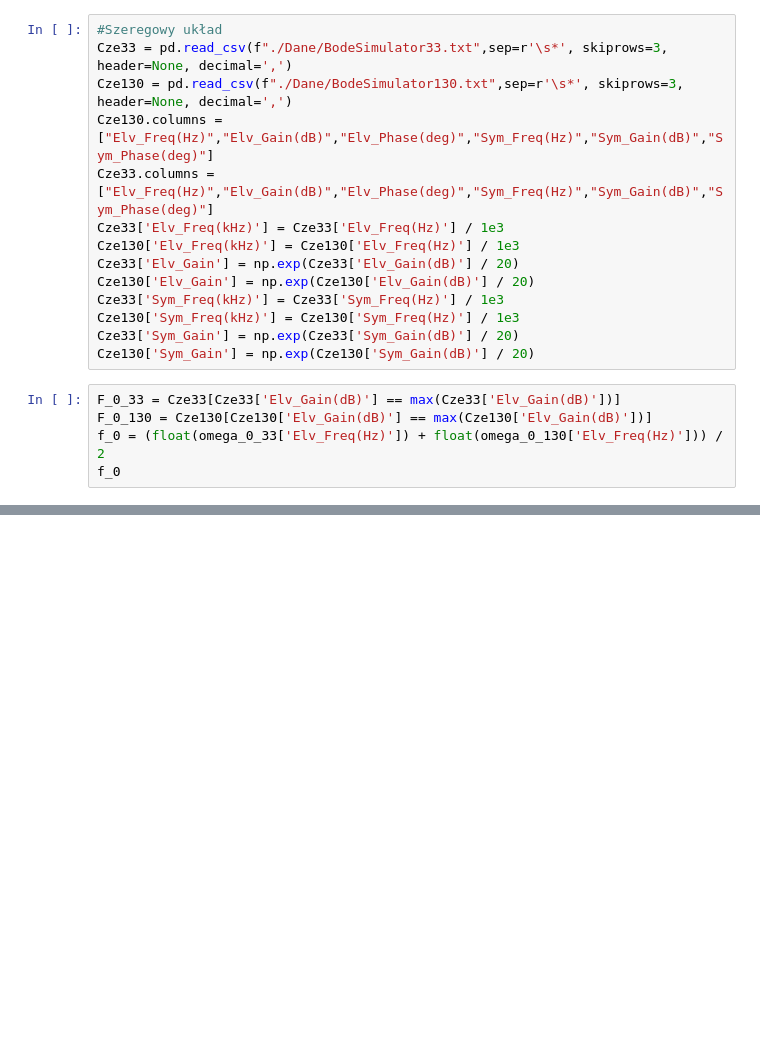
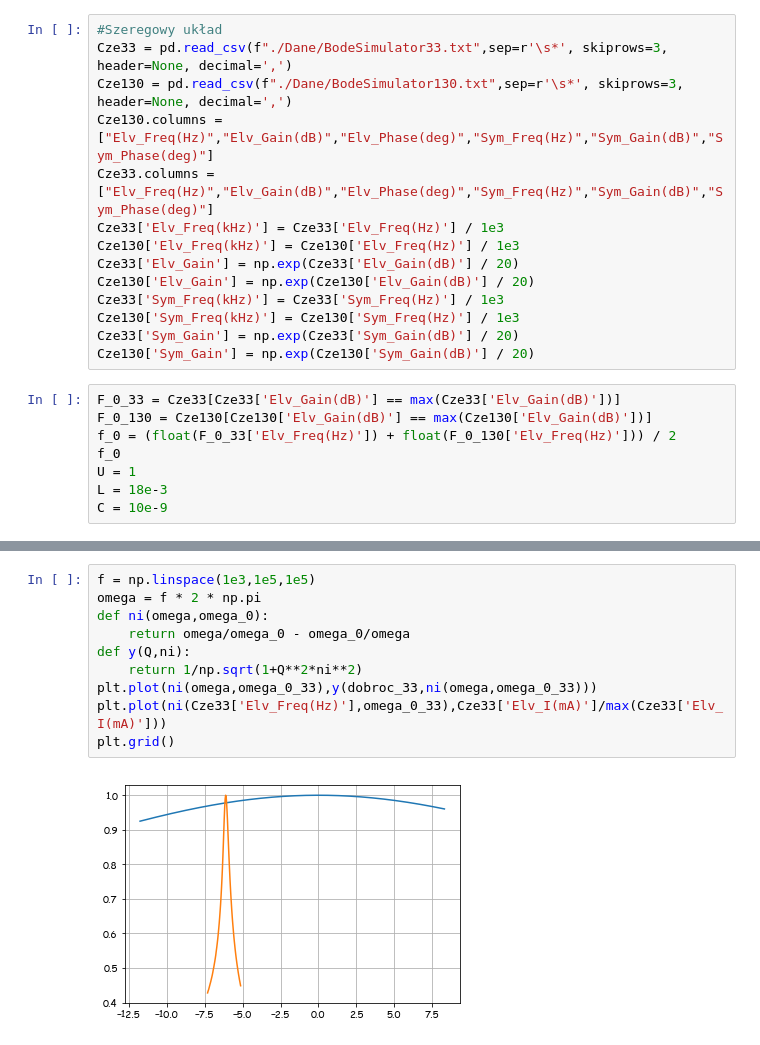
Before and after one commit to MarikinPaulina/EwEF, a Jupyter notebook: 02-Waleczny_Wrobel/Waleczny_wrobel.ipynb, the cells around one changed output, grey strips where cells are left out. Cells and saved outputs as stored; diff of their text form; blank space fills up the shorter version.

```diff
--- a/02-Waleczny_Wrobel/Waleczny_wrobel.ipynb
+++ b/02-Waleczny_Wrobel/Waleczny_wrobel.ipynb
@@ -30,5 +30,8 @@ Cze130['Sym_Gain'] = np.exp(Cze130['Sym_Gain(dB)'] / 20)
 # %%
 F_0_33 = Cze33[Cze33['Elv_Gain(dB)'] == max(Cze33['Elv_Gain(dB)'])]
 F_0_130 = Cze130[Cze130['Elv_Gain(dB)'] == max(Cze130['Elv_Gain(dB)'])]
-f_0 = (float(omega_0_33['Elv_Freq(Hz)']) + float(omega_0_130['Elv_Freq(Hz)'])) / 2
+f_0 = (float(F_0_33['Elv_Freq(Hz)']) + float(F_0_130['Elv_Freq(Hz)'])) / 2
 f_0
+U = 1
+L = 18e-3
+C = 10e-9
@@ -171,0 +172,12 @@ Dobroć: 0.0007836
+# %%
+f = np.linspace(1e3,1e5,1e5)
+omega = f * 2 * np.pi
+def ni(omega,omega_0):
+    return omega/omega_0 - omega_0/omega
+def y(Q,ni):
+    return 1/np.sqrt(1+Q**2*ni**2)
+plt.plot(ni(omega,omega_0_33),y(dobroc_33,ni(omega,omega_0_33)))
+plt.plot(ni(Cze33['Elv_Freq(Hz)'],omega_0_33),Cze33['Elv_I(mA)']/max(Cze33['Elv_I(mA)']))
+plt.grid()
+# %% [output]
+[figure, added]
```
Also changed, not shown: parts of 7 cells of this notebook, 3 other files.
